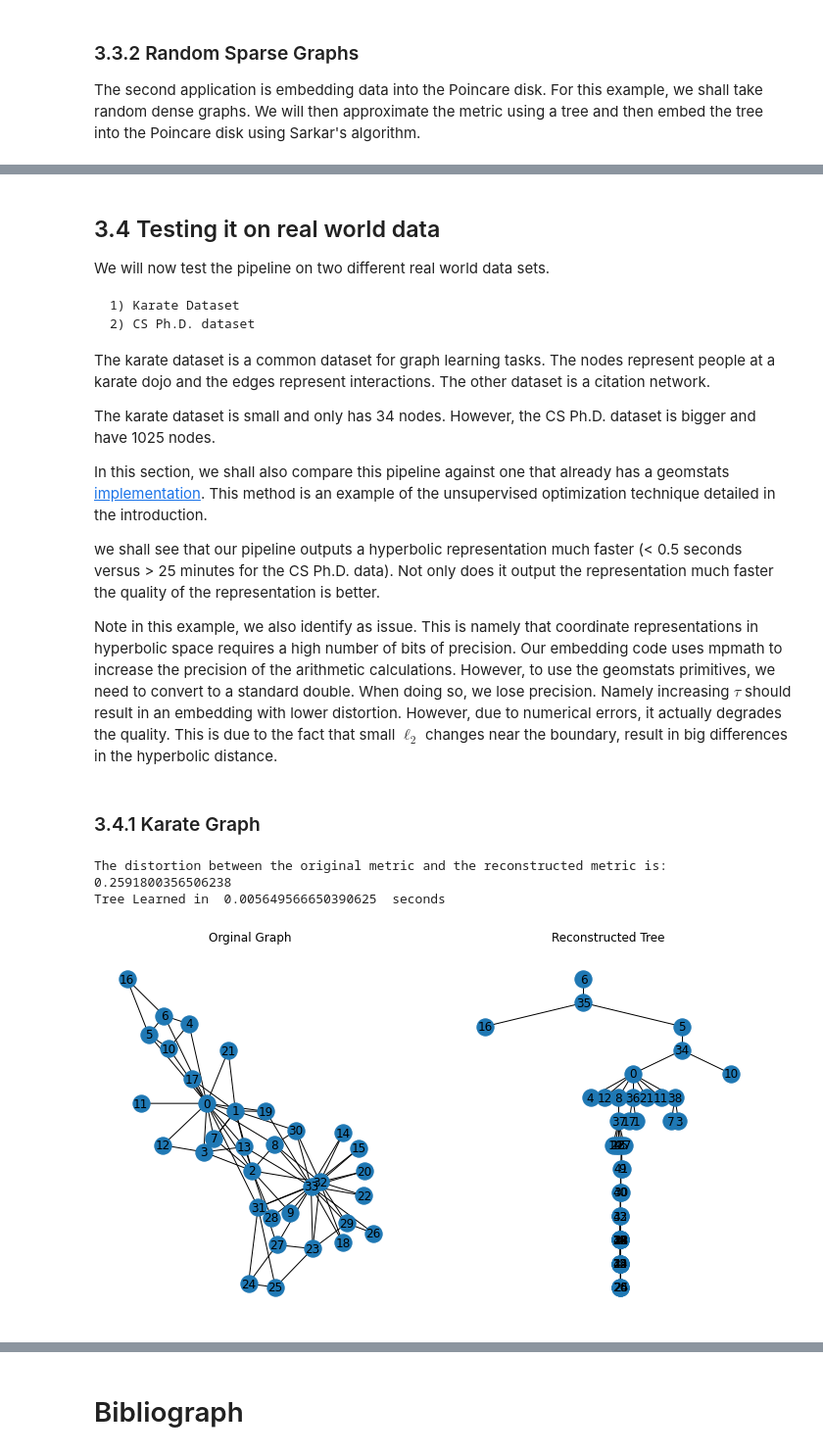
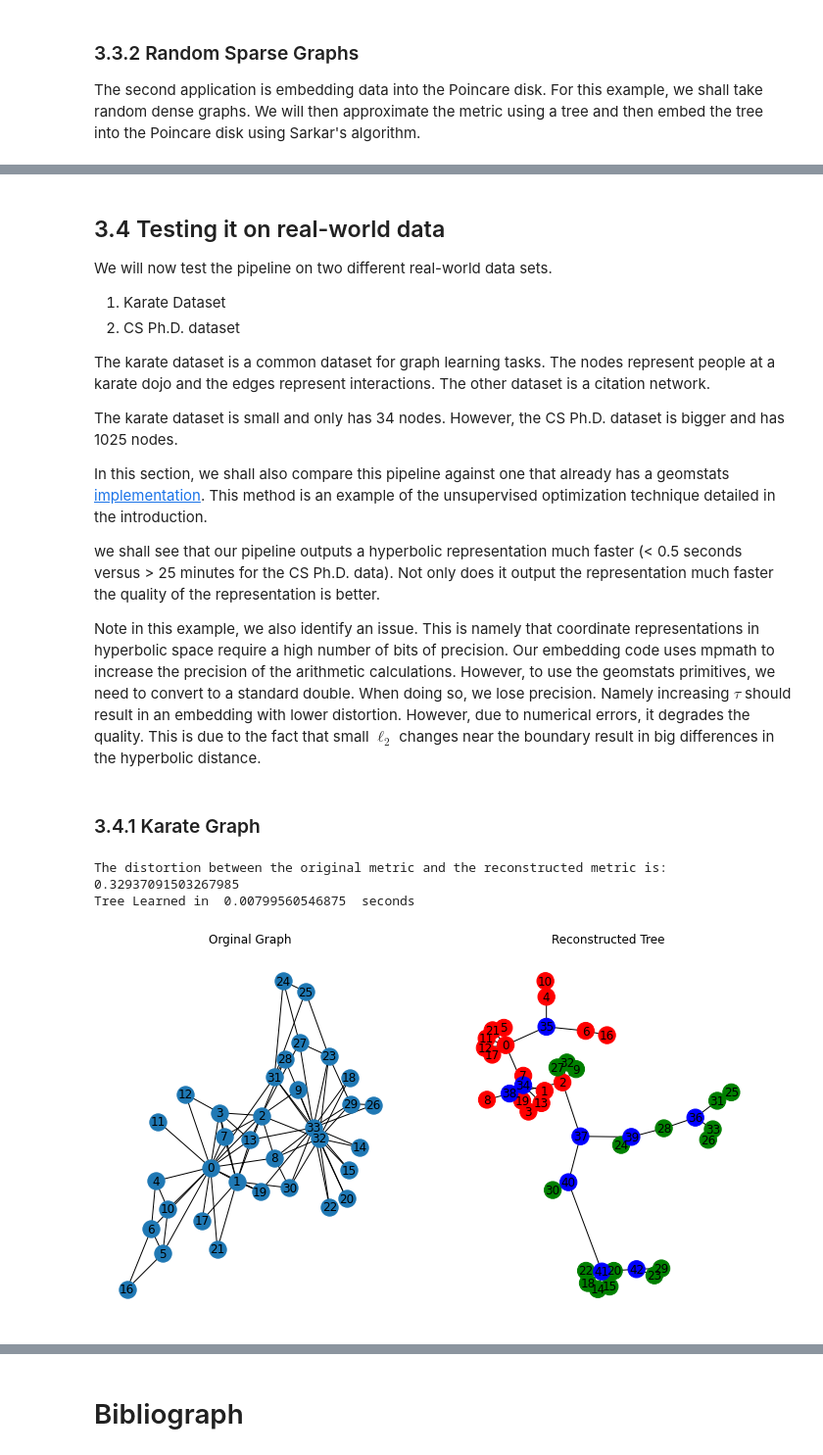
Before and after one commit to geomstats/challenge-iclr-2022, a Jupyter notebook: rsonthal_xfcui/TreeEmbeddings.ipynb, the cells around one changed output, grey strips where cells are left out. Shown at 98% size. Cells and saved outputs as stored; diff of their text form; code cells hidden in the pictures.

Commit message:
Language edits and added two graphs

```diff
--- a/rsonthal_xfcui/TreeEmbeddings.ipynb
+++ b/rsonthal_xfcui/TreeEmbeddings.ipynb
@@ -351,5 +367,8 @@ Note this is a huge reduction in the dimensionality of the data. As we shall see
 # %%
 ds = range(100,1001,100)
+distort_tree = gs.zeros(10)
+distort_embed = gs.zeros(10)
+distort_embed2 = gs.zeros(10)
 for d in ds:
   n = 200
   Hd = PoincareBall(d)
@@ -373,10 +392,16 @@ for d in ds:
   T.embed_to_poincare_ball(tau = 1)
   t1 = time.time()
 
+  distort_tree[d//100 - 1] =  T.distortion()
+  distort_embed[d//100 - 1] =  T.distortion("Input - embed")
+
+  T.embed_to_poincare_ball(tau = 2)
+  distort_embed2[d//100 - 1] =  T.distortion("Input - embed")
+
   print("Reducing from dimension ", d)
-  print("The distortion between the original metric and the tree metric is: ",T.distortion())
+  print("The distortion between the original metric and the tree metric is: ",distort_tree[d//100 - 1])
   print("Tree Learned in ", lt, " seconds")
-  print("The distortuon between the original metric and the embedded metric is: ",T.distortion("Input - embed"))
+  print("The distortuon between the original metric and the embedded metric is: ",distort_embed[d//100 - 1])
   print("Embedding learned in ",t1-t0, " seconds")
   print()
 # %% [output]
@@ -403,6 +441,11 @@ Embedding learned in  0.1949787139892578  seconds
 The second application is embedding data into the Poincare disk. For this example, we shall take random dense graphs. We will then approximate the metric using a tree and then embed the tree into the Poincare disk using Sarkar's algorithm.
 # %%
 Ns = range(100,401,100)
+
+distort_tree = gs.zeros(4)
+distort_embed = gs.zeros(4)
+distort_embed2 = gs.zeros(4)
+
 for n in Ns:
   G = nx.gnp_random_graph(n,0.5)
   for e in G.edges():
@@ -412,6 +455,7 @@ for n in Ns:
   for i in range(n):
     for j in range(n):
       D[i,j] = d[i][j]
+
   t0 = time.time()
   T = TreeSpace.TreeSpace(d = D)
   t1 = time.time()
@@ -422,10 +466,16 @@ for n in Ns:
   T.embed_to_poincare_ball(tau = 1)
   t1 = time.time()
 
+  distort_tree[n//100 - 1] =  T.distortion()
+  distort_embed[n//100 - 1] =  T.distortion("Input - embed")
+
+  T.embed_to_poincare_ball(tau = 2)
+  distort_embed2[n//100 - 1] =  T.distortion("Input - embed")
+
   print("GNP graph with n = ", n)
-  print("The distortion between the original metric and the tree metric is: ",T.distortion())
+  print("The distortion between the original metric and the tree metric is: ",distort_tree[n//100 - 1])
   print("Tree Learned in ", lt, " seconds")
-  print("The distortuon between the original metric and the embedded metric is: ",T.distortion("Input - embed"))
+  print("The distortuon between the original metric and the embedded metric is: ",distort_embed[n//100 - 1])
   print("Embedding learned in ",t1-t0, " seconds")
   print()
 # %% [output]
@@ -455,20 +518,20 @@ Once we have the embedding of the data that captures the only geometry of the da
 # %% [markdown]
-## 3.4 Testing it on real world data
+## 3.4 Testing it on real-world data
 
-We will now test the pipeline on two different real world data sets.
+We will now test the pipeline on two different real-world data sets.
 
-    1) Karate Dataset
-    2) CS Ph.D. dataset
+ 1) Karate Dataset
+ 2) CS Ph.D. dataset
 
 The karate dataset is a common dataset for graph learning tasks. The nodes represent people at a karate dojo and the edges represent interactions. The other dataset is a citation network.
 
-The karate dataset is small and only has 34 nodes. However, the CS Ph.D. dataset is bigger and have 1025 nodes.
+The karate dataset is small and only has 34 nodes. However, the CS Ph.D. dataset is bigger and has 1025 nodes.
 
 In this section, we shall also compare this pipeline against one that already has a geomstats [implementation](https://github.com/geomstats/geomstats/blob/master/notebooks/usecase_graph_embedding_and_clustering_in_hyperbolic_space.ipynb). This method is an example of the unsupervised optimization technique detailed in the introduction.
 
 we shall see that our pipeline outputs a hyperbolic representation much faster (< 0.5 seconds versus > 25 minutes for the CS Ph.D. data). Not only does it output the representation much faster the quality of the representation is better.
 
-Note in this example, we also identify as issue. This is namely that coordinate representations in hyperbolic space requires a high number of bits of precision. Our embedding code uses mpmath to increase the precision of the arithmetic calculations. However, to use the geomstats primitives, we need to convert to a standard double. When doing so, we lose precision. Namely increasing $\tau$ should result in an embedding with lower distortion. However, due to numerical errors, it actually degrades the quality. This is due to the fact that small $\ell_2$ changes near the boundary, result in big differences in the hyperbolic distance.
+Note in this example, we also identify an issue. This is namely that coordinate representations in hyperbolic space require a high number of bits of precision. Our embedding code uses mpmath to increase the precision of the arithmetic calculations. However, to use the geomstats primitives, we need to convert to a standard double. When doing so, we lose precision. Namely increasing $\tau$ should result in an embedding with lower distortion. However, due to numerical errors, it degrades the quality. This is due to the fact that small $\ell_2$ changes near the boundary result in big differences in the hyperbolic distance.
 # %% [markdown]
 ### 3.4.1 Karate Graph
 # %%
@@ -484,26 +547,39 @@ for k in karate_graph.edges:
 # %%
 n = karate_graph.n_nodes
 d = nx.algorithms.shortest_paths.dense.floyd_warshall(kg)
 D = gs.zeros((n,n))
 for i in range(n):
   for j in range(n):
     D[i,j] = d[i][j]
 t0 = time.time()
 T = TreeSpace.TreeSpace(d = D)
 t1 = time.time()
 
 lt = t1-t0
 print("The distortion between the original metric and the reconstructed metric is: ",T.distortion())
 print("Tree Learned in ", lt, " seconds")
 print()
 
+color_map = []
+labels = karate_graph.labels
+
+for i in range(34):
+  if labels[i][0] == 1:
+    color_map.append("red")
+  else:
+    color_map.append("green")
+
+N = T.T.G.number_of_nodes()
+for i in range(34,N):
+  color_map.append("blue")
+
 fig, ax = plt.subplots(1, 2, figsize=(12, 7))
 nx.draw(kg, ax = ax[0], with_labels = True, pos=nx.spring_layout(kg, weight='weight'))
-nx.draw(T.T.G, ax = ax[1], with_labels = True, pos=utilities.hierarchy_pos(T.T.G))
+nx.draw(T.T.G, ax = ax[1], with_labels = True, pos=nx.spring_layout(T.T.G), node_color = color_map)
 
 ax[0].set_title("Orginal Graph")
 ax[1].set_title("Reconstructed Tree");
 # %% [output]
-The distortion between the original metric and the reconstructed metric is:  0.2591800356506238
-Tree Learned in  0.005649566650390625  seconds
+The distortion between the original metric and the reconstructed metric is:  0.32937091503267985
+Tree Learned in  0.00799560546875  seconds
-[figure, old version]
+[figure, new version]
```
Also changed, not shown: parts of 49 cells of this notebook.
